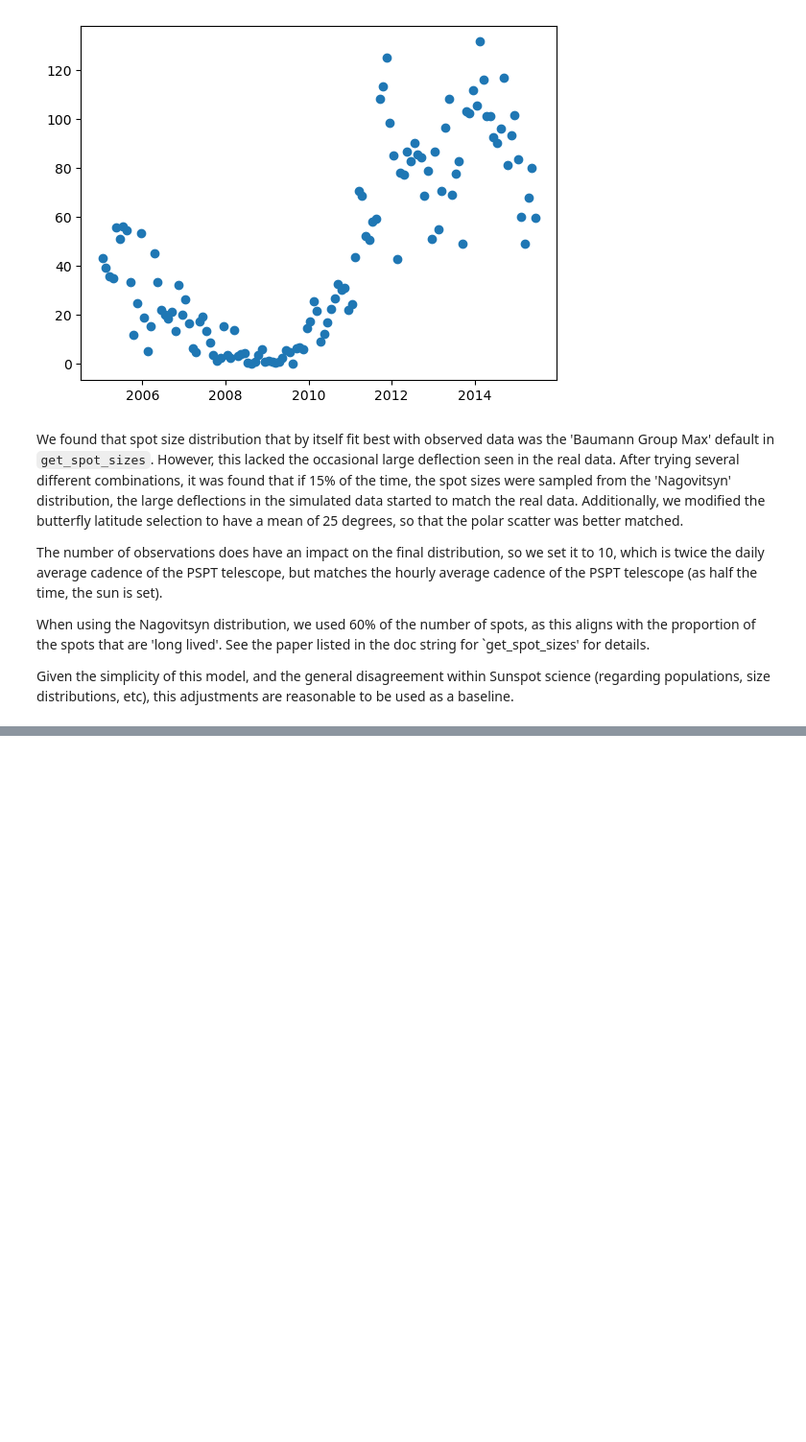
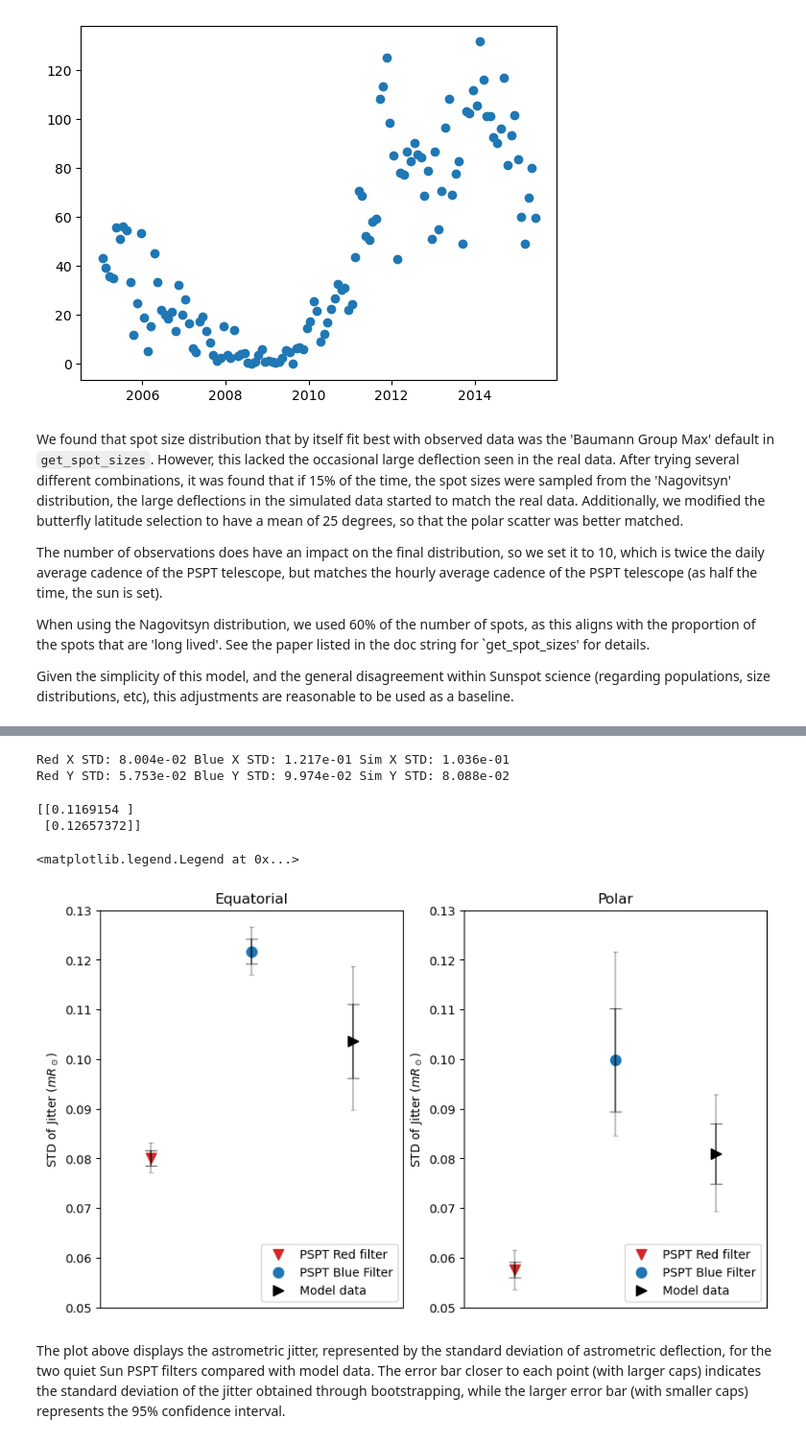
Before and after one commit to ConaireD/SHERA_Stellar_Noise, a Jupyter notebook: SolarJitterApprox.ipynb, the cells around one changed output, grey strips where cells are left out. Shown: that part at 96% size. Saved outputs shown, nothing was run; the diff lists cells and outputs as text; code cells hidden in the pictures; blank space fills up the shorter version.

```diff
--- a/SolarJitterApprox.ipynb
+++ b/SolarJitterApprox.ipynb
@@ -154,0 +155,62 @@ plt.tight_layout()
+# %%
+print(f'Red X STD: {np.std(red_x*1000):.3e}', f'Blue X STD: {np.std(blu_x*1000):.3e}', f'Sim X STD: {np.std(xs*1000):.3e}')
+print(f'Red Y STD: {np.std(red_y*1000):.3e}', f'Blue Y STD: {np.std(blu_y*1000):.3e}', f'Sim Y STD: {np.std(ys*1000):.3e}')
+# %% [output]
+Red X STD: 8.004e-02 Blue X STD: 1.217e-01 Sim X STD: 1.036e-01
+Red Y STD: 5.753e-02 Blue Y STD: 9.974e-02 Sim Y STD: 8.088e-02
+# %%
+red_x_err, red_x_ci = bootstrap(red_x*1000, return_CI = True)
+red_y_err, red_y_ci = bootstrap(red_y*1000, return_CI = True)
+
+blu_x_err, blu_x_ci = bootstrap(blu_x*1000, return_CI = True)
+blu_y_err, blu_y_ci = bootstrap(blu_y*1000, return_CI = True)
+
+xs_err, xs_ci = bootstrap(xs*1000, return_CI = True)
+ys_err, ys_ci = bootstrap(ys*1000, return_CI = True)
+# %%
+print(np.array([blu_x_ci[0], blu_x_ci[1]]).reshape(2,-1))
+# %% [output]
+[[0.1169154 ]
+ [0.12657372]]
+# %%
+plt.figure(figsize = (10,6))
+
+plt.subplot(1,2,1)
+plt.errorbar(0, np.std(red_x*1000), yerr =  red_x_err, fmt = '', color = 'black', alpha = 0.5, capsize = 5)
+plt.errorbar(0, np.std(red_x*1000), yerr =  np.array([np.std(red_x*1000)-red_x_ci[0], red_x_ci[1]-np.std(red_x*1000)]).reshape(2,-1), fmt = '', color = 'black', alpha = 0.25, capsize = 2)
+plt.scatter(0, np.std(red_x*1000), color = 'tab:red', marker = 'v', s = 75, label = 'PSPT Red filter')
+plt.errorbar(1, np.std(blu_x*1000), yerr =  blu_x_err, fmt = '', color = 'black', alpha = 0.5, capsize = 5)
+plt.errorbar(1, np.std(blu_x*1000), yerr =  np.array([np.std(blu_x*1000)-blu_x_ci[0], blu_x_ci[1]-np.std(blu_x*1000)]).reshape(2,-1), fmt = '', color = 'black', alpha = 0.25, capsize = 2)
+plt.scatter(1, np.std(blu_x*1000), color = 'tab:blue', s = 75, label = 'PSPT Blue Filter')
+plt.errorbar(2, np.std(xs*1000), yerr =  xs_err, fmt = '', color = 'black', alpha = 0.5, capsize = 5)
+plt.errorbar(2, np.std(xs*1000), yerr =  np.array([np.std(xs*1000)-xs_ci[0], xs_ci[1]-np.std(xs*1000)]).reshape(2,-1), fmt = '', color = 'black', alpha = 0.25, capsize = 2)
+plt.scatter(2, np.std(xs*1000), color = 'black', s = 75, marker = '>', label = 'Model data')
+plt.xlim([-0.5, 2.5])
+plt.xticks([])
+plt.ylabel(r'STD of Jitter ($mR_\odot$)')
+plt.title('Equatorial')
+plt.ylim([0.05, 0.13])
+plt.legend(loc = 'lower right')
+
+
+plt.subplot(1,2,2)
+plt.errorbar(0, np.std(red_y*1000), yerr =  red_x_err, fmt = '', color = 'black', alpha = 0.5, capsize = 5)
+plt.errorbar(0, np.std(red_y*1000), yerr =  np.array([np.std(red_y*1000)-red_y_ci[0], red_y_ci[1]-np.std(red_y*1000)]).reshape(2,-1), fmt = '', color = 'black', alpha = 0.25, capsize = 2)
+plt.scatter(0, np.std(red_y*1000), color = 'tab:red', marker = 'v', s = 75, label = 'PSPT Red filter')
+plt.errorbar(1, np.std(blu_y*1000), yerr =  blu_y_err, fmt = '', color = 'black', alpha = 0.5, capsize = 5)
+plt.errorbar(1, np.std(blu_y*1000), yerr =  np.array([np.std(blu_y*1000)-blu_y_ci[0], blu_y_ci[1]-np.std(blu_y*1000)]).reshape(2,-1), fmt = '', color = 'black', alpha = 0.25, capsize = 2)
+plt.scatter(1, np.std(blu_y*1000), color = 'tab:blue', s = 75, label = 'PSPT Blue Filter')
+plt.errorbar(2, np.std(ys*1000), yerr =  ys_err, fmt = '', color = 'black', alpha = 0.5, capsize = 5)
+plt.errorbar(2, np.std(ys*1000), yerr =  np.array([np.std(ys*1000)-ys_ci[0], ys_ci[1]-np.std(ys*1000)]).reshape(2,-1), fmt = '', color = 'black', alpha = 0.25, capsize = 2)
+plt.scatter(2, np.std(ys*1000), color = 'black', s = 75, marker = '>', label = 'Model data')
+plt.xlim([-0.5, 2.5])
+plt.xticks([])
+plt.ylabel(r'STD of Jitter ($mR_\odot$)')
+plt.title('Polar')
+plt.ylim([0.05, 0.13])
+plt.legend(loc = 'lower right')
+# %% [output]
+<matplotlib.legend.Legend at 0x...>
+[figure, added]
+# %% [markdown]
+The plot above displays the astrometric jitter, represented by the standard deviation of astrometric deflection, for the two quiet Sun PSPT filters compared with model data. The error bar closer to each point (with larger caps) indicates the standard deviation of the jitter obtained through bootstrapping, while the larger error bar (with smaller caps) represents the 95% confidence interval.
```
Also changed, not shown: parts of 4 cells of this notebook, 1 other file.
